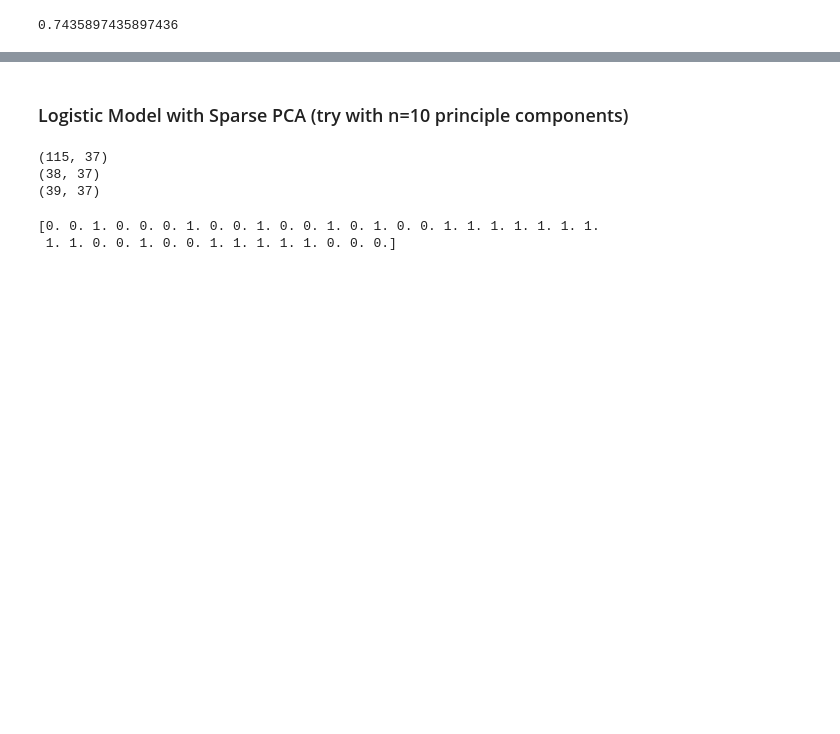
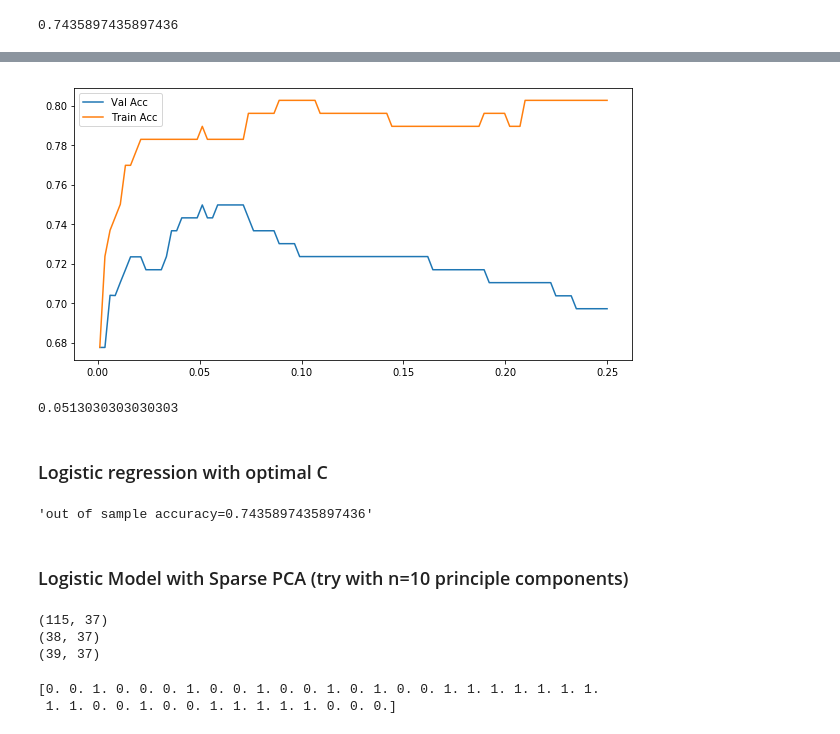
Before and after one commit to leonaisabelle/CUSP-ADS-Project, a Jupyter notebook: modelling_notebooks/binary_classification.ipynb, the cells around one changed output, grey strips where cells are left out. Saved outputs shown, nothing was run; the diff lists cells and outputs as text; code cells hidden in the pictures; blank space fills up the shorter version.

```diff
--- a/modelling_notebooks/binary_classification.ipynb
+++ b/modelling_notebooks/binary_classification.ipynb
@@ -182,3 +110,35 @@ logit.score(XtestS, Ytest['HasGarden'])
+# %%
+train_acc = []
+mean_cross_val_acc = []
+C_candidates = np.linspace(start=0.001, stop=0.25, num=100)
+
+for c in C_candidates:
+    logit = LogisticRegression(C=c).fit(XtrainS, Ytrain['HasGarden'])
+    train_acc.append(logit.score(XtrainS, Ytrain['HasGarden']))
+    mean_cross_val_acc.append(mean(cross_val_score(logit, XtrainS, Ytrain['HasGarden'])))
+
+# plot to see where it overfits
+plt.figure(figsize=(10,5))
+plt.plot(C_candidates, mean_cross_val_acc, label='Val Acc')
+plt.plot(C_candidates, train_acc, label='Train Acc')
+
+plt.legend()
+plt.show()
+# %% [output]
+[figure, added]
+# %%
+# best C value
+optimal_C = C_candidates[np.argmax(mean_cross_val_acc)]
+optimal_C
+# %% [output]
+0.0513030303030303
+# %% [markdown]
+### Logistic regression with optimal C
+# %%
+logit = LogisticRegression(C=optimal_C).fit(XtrainS, Ytrain['HasGarden'])
+f"out of sample accuracy={logit.score(XtestS, Ytest['HasGarden'])}"
+# %% [output]
+'out of sample accuracy=0.7435897435897436'
 # %% [markdown]
 ### Logistic Model with Sparse PCA (try with n=10 principle components)
 # %%
```
Also changed, not shown: parts of 26 cells of this notebook.
